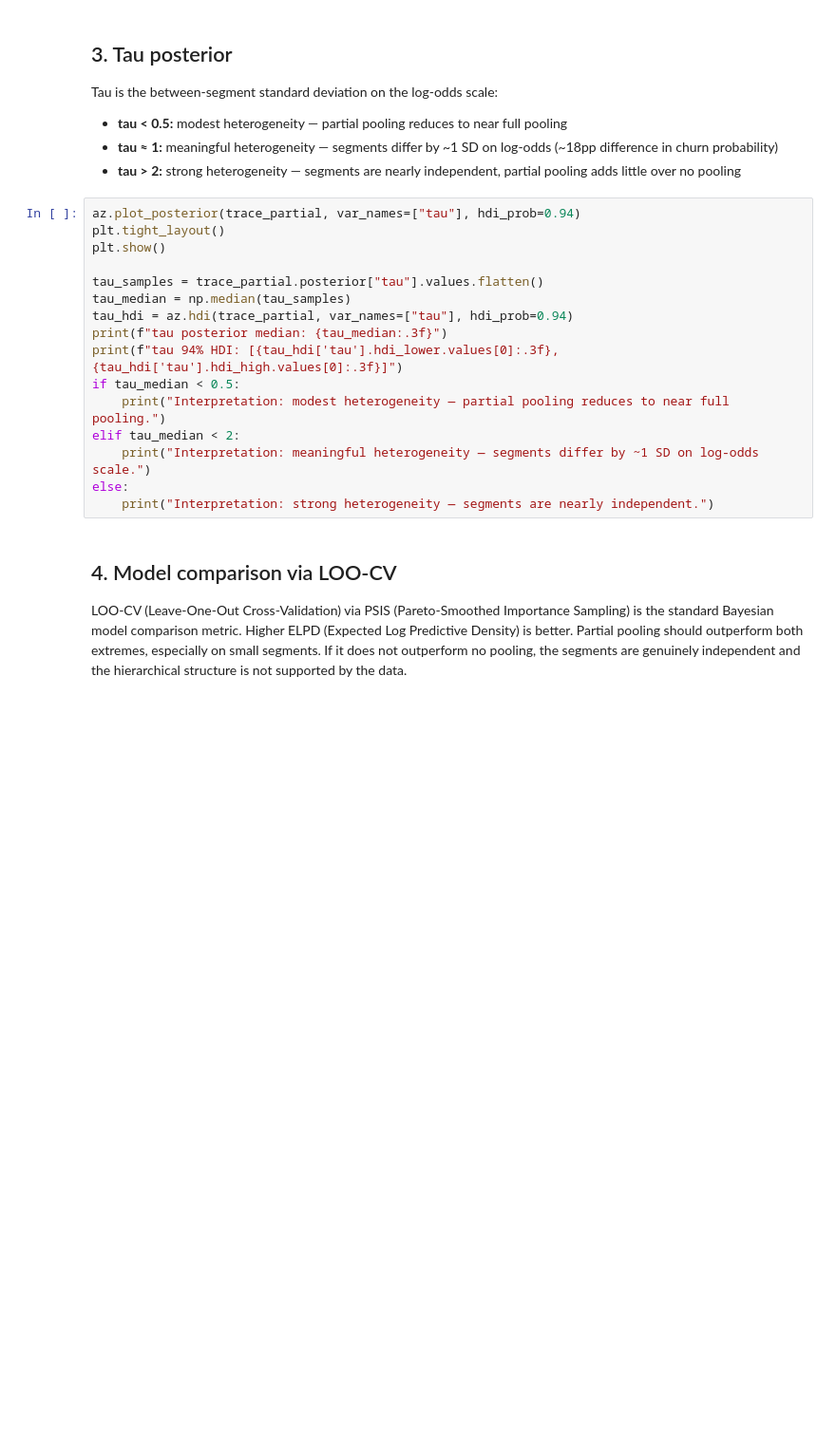
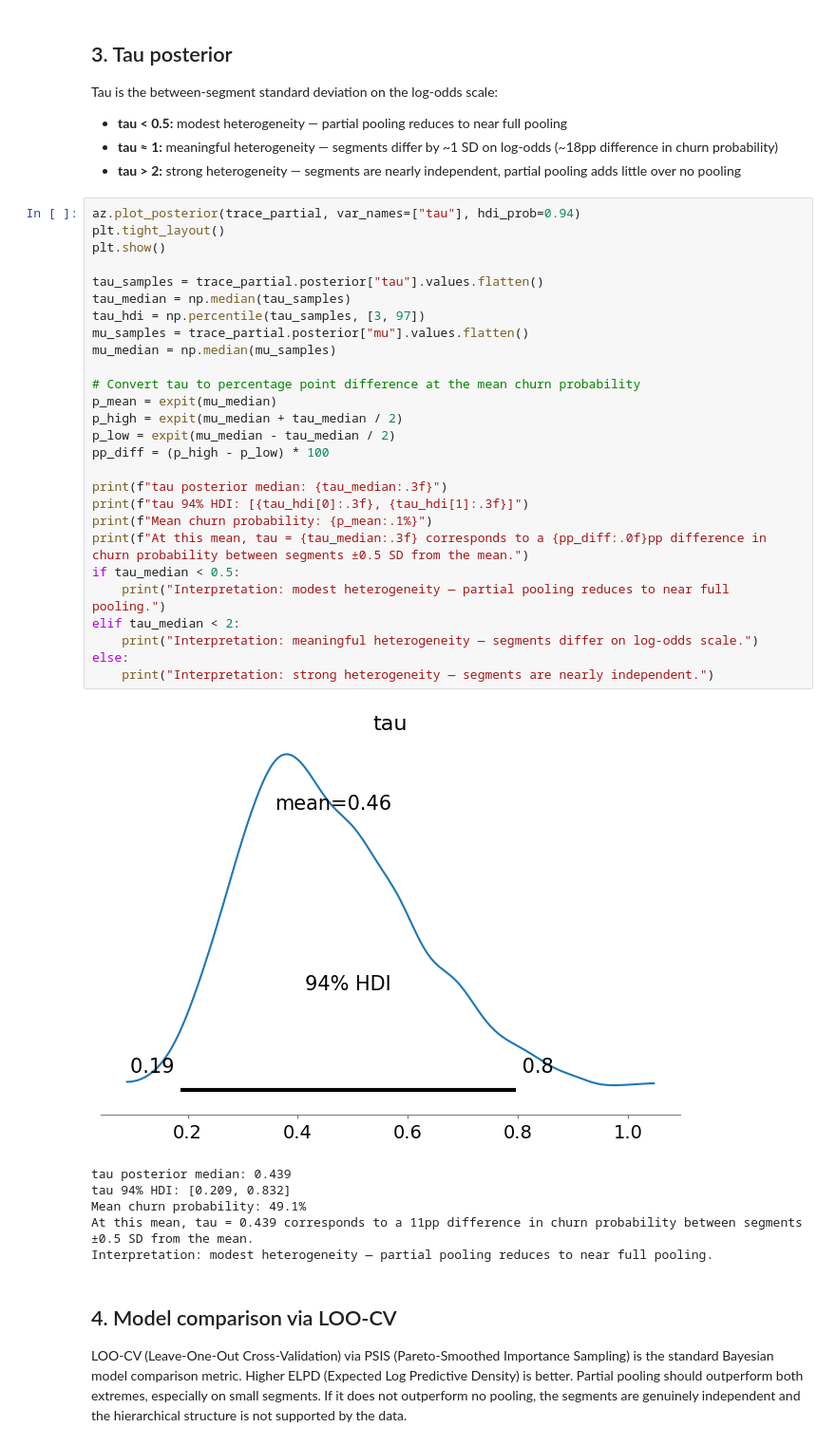
Before and after one commit to ruschenpohler/bayesian-segmentation, a Jupyter notebook: notebooks/04_results.ipynb, the cells around one changed output. Shown at 95% size. Cells and saved outputs as stored; diff of their text form; blank space fills up the shorter version.

```diff
--- a/notebooks/04_results.ipynb
+++ b/notebooks/04_results.ipynb
@@ -92,19 +105,37 @@ Tau is the between-segment standard deviation on the log-odds scale:
 # %%
 az.plot_posterior(trace_partial, var_names=["tau"], hdi_prob=0.94)
 plt.tight_layout()
 plt.show()
 
 tau_samples = trace_partial.posterior["tau"].values.flatten()
 tau_median = np.median(tau_samples)
-tau_hdi = az.hdi(trace_partial, var_names=["tau"], hdi_prob=0.94)
+tau_hdi = np.percentile(tau_samples, [3, 97])
+mu_samples = trace_partial.posterior["mu"].values.flatten()
+mu_median = np.median(mu_samples)
+
+# Convert tau to percentage point difference at the mean churn probability
+p_mean = expit(mu_median)
+p_high = expit(mu_median + tau_median / 2)
+p_low = expit(mu_median - tau_median / 2)
+pp_diff = (p_high - p_low) * 100
+
 print(f"tau posterior median: {tau_median:.3f}")
-print(f"tau 94% HDI: [{tau_hdi['tau'].hdi_lower.values[0]:.3f}, {tau_hdi['tau'].hdi_high.values[0]:.3f}]")
+print(f"tau 94% HDI: [{tau_hdi[0]:.3f}, {tau_hdi[1]:.3f}]")
+print(f"Mean churn probability: {p_mean:.1%}")
+print(f"At this mean, tau = {tau_median:.3f} corresponds to a {pp_diff:.0f}pp difference in churn probability between segments ±0.5 SD from the mean.")
 if tau_median < 0.5:
     print("Interpretation: modest heterogeneity — partial pooling reduces to near full pooling.")
 elif tau_median < 2:
-    print("Interpretation: meaningful heterogeneity — segments differ by ~1 SD on log-odds scale.")
+    print("Interpretation: meaningful heterogeneity — segments differ on log-odds scale.")
 else:
     print("Interpretation: strong heterogeneity — segments are nearly independent.")
+# %% [output]
+[figure, added]
+tau posterior median: 0.439
+tau 94% HDI: [0.209, 0.832]
+Mean churn probability: 49.1%
+At this mean, tau = 0.439 corresponds to a 11pp difference in churn probability between segments ±0.5 SD from the mean.
+Interpretation: modest heterogeneity — partial pooling reduces to near full pooling.
 # %% [markdown]
 ## 4. Model comparison via LOO-CV
 
```
Also changed, not shown: parts of 8 cells of this notebook, 3 other files.
